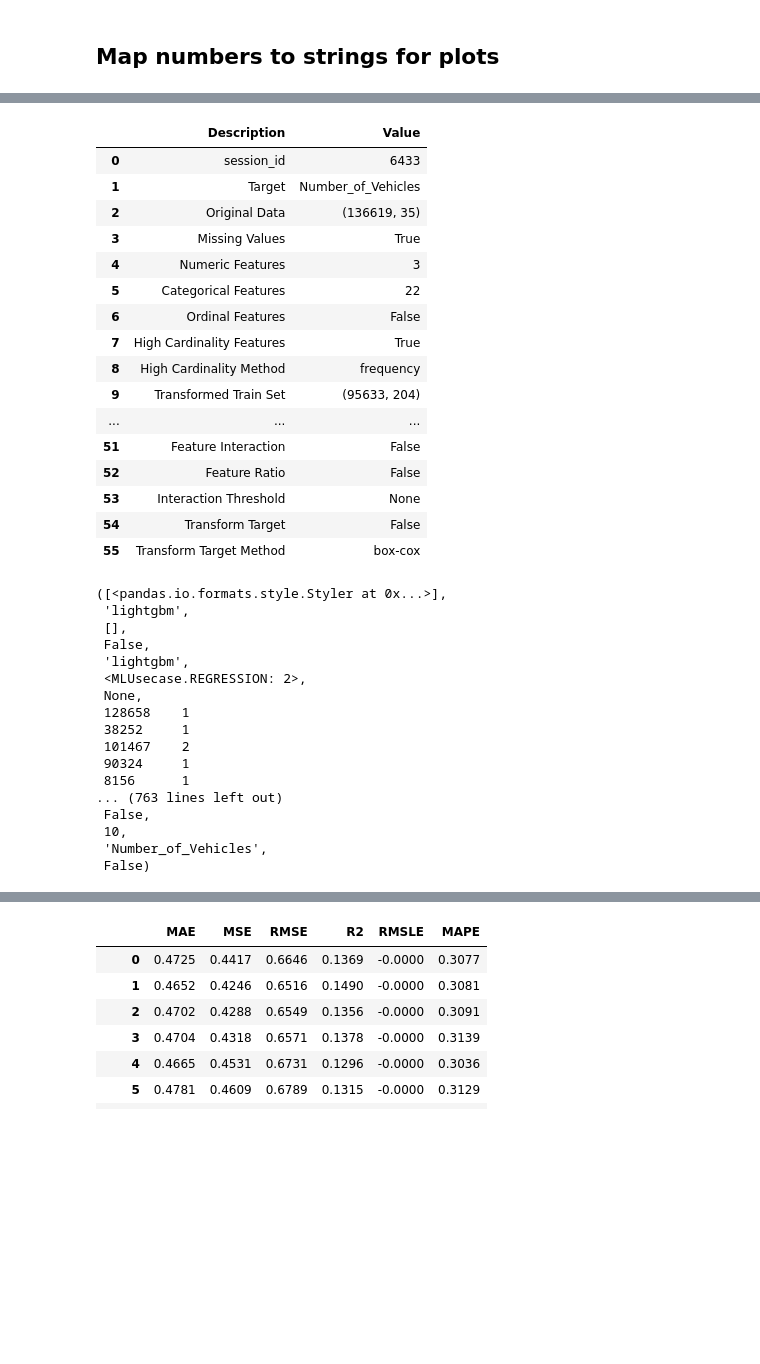
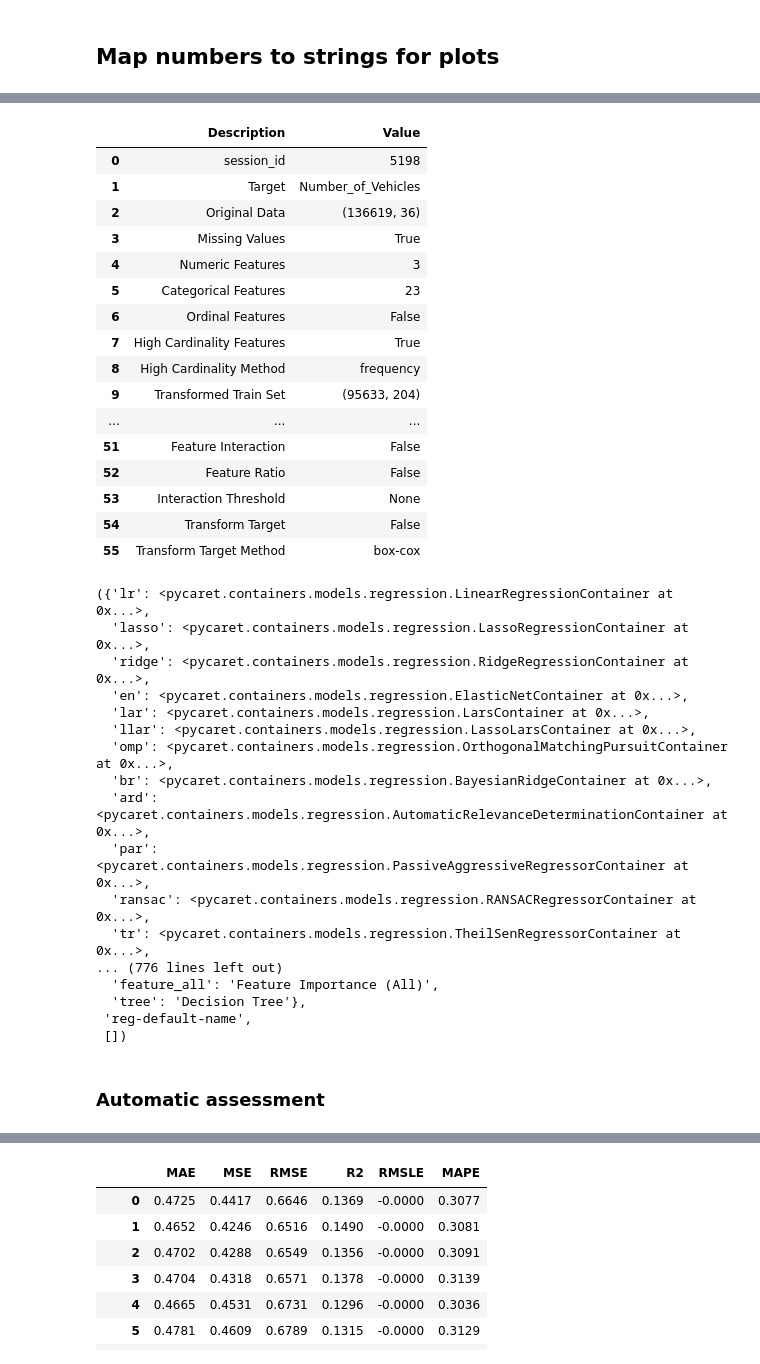
Before and after one commit to iamjakkie/RoadSafety, a Jupyter notebook: Number of Vehicles predictions.ipynb, the cells around one changed output, grey strips where cells are left out. Cells and saved outputs as stored; diff of their text form; code cells hidden in the pictures; blank space fills up the shorter version.

Commit message:
Number of vehicles predictions

```diff
--- a/Number of Vehicles predictions.ipynb
+++ b/Number of Vehicles predictions.ipynb
@@ -47,0 +137,5 @@ dtype: object
+# %%
+for col in accidents.columns:
+    nulls = accidents[accidents[col]==-1].count()[0]
+    nulls += accidents[accidents[col].isna()].count()[0]
+    print("Number of null values for column {}: {}".format(col, nulls))
@@ -52,2 +407,3 @@ dtype: object
 # %%
-df = accidents.copy()
+df = prepareDf(accidents)
+df.dtypes
@@ -389,36 +637,37 @@ memory usage: 16.4+ MB
 # %%
 setup(df,
       target='Number_of_Vehicles',
       ignore_features = ['Accident_Index',
                         'Location_Easting_OSGR',
                         'Location_Northing_OSGR',
                         'Day_of_Week',
                         'Hour',
                         'Month',
                         'Period_of_Day',
                         'Season'
                         ],
      categorical_features=['1st_Road_Number',
                           '2nd_Road_Number',
-                          'Local_Authority_(District)'],
+                          'Local_Authority_(District)',
+                          'More_Than_One_Road'],
       numeric_features=['Number_of_Casualties'],
      normalize=True,
      normalize_method='robust',
     high_cardinality_features=['Local_Authority_(District)',
                              'Local_Authority_(Highway)',
                              '1st_Road_Number',
                              '2nd_Road_Number',
                              'LSOA_of_Accident_Location'],
      high_cardinality_method='frequency'
      )
 # %% [output]
 |  | Description | Value |
-| 0 | session_id | 6433 |
+| 0 | session_id | 5198 |
 | 1 | Target | Number_of_Vehicles |
-| 2 | Original Data | (136619, 35) |
+| 2 | Original Data | (136619, 36) |
 | 3 | Missing Values | True |
 | 4 | Numeric Features | 3 |
-| 5 | Categorical Features | 22 |
+| 5 | Categorical Features | 23 |
 | 6 | Ordinal Features | False |
 | 7 | High Cardinality Features | True |
 | 8 | High Cardinality Method | frequency |
@@ -429,23 +678,25 @@ setup(df,
 | 53 | Interaction Threshold | None |
 | 54 | Transform Target | False |
 | 55 | Transform Target Method | box-cox |
-([<pandas.io.formats.style.Styler at 0x...>],
- 'lightgbm',
- [],
- False,
- 'lightgbm',
- <MLUsecase.REGRESSION: 2>,
- None,
- 128658    1
- 38252     1
- 101467    2
- 90324     1
- 8156      1
-... (763 lines left out)
- False,
- 10,
- 'Number_of_Vehicles',
- False)
+({'lr': <pycaret.containers.models.regression.LinearRegressionContainer at 0x...>,
+  'lasso': <pycaret.containers.models.regression.LassoRegressionContainer at 0x...>,
+  'ridge': <pycaret.containers.models.regression.RidgeRegressionContainer at 0x...>,
+  'en': <pycaret.containers.models.regression.ElasticNetContainer at 0x...>,
+  'lar': <pycaret.containers.models.regression.LarsContainer at 0x...>,
+  'llar': <pycaret.containers.models.regression.LassoLarsContainer at 0x...>,
+  'omp': <pycaret.containers.models.regression.OrthogonalMatchingPursuitContainer at 0x...>,
+  'br': <pycaret.containers.models.regression.BayesianRidgeContainer at 0x...>,
+  'ard': <pycaret.containers.models.regression.AutomaticRelevanceDeterminationContainer at 0x...>,
+  'par': <pycaret.containers.models.regression.PassiveAggressiveRegressorContainer at 0x...>,
+  'ransac': <pycaret.containers.models.regression.RANSACRegressorContainer at 0x...>,
+  'tr': <pycaret.containers.models.regression.TheilSenRegressorContainer at 0x...>,
+... (776 lines left out)
+  'feature_all': 'Feature Importance (All)',
+  'tree': 'Decision Tree'},
+ 'reg-default-name',
+ [])
+# %% [markdown]
+### Automatic assessment
 # %%
 compare_models()
 # %% [output]
```
Also changed, not shown: parts of 81 cells of this notebook, 1 other file.
